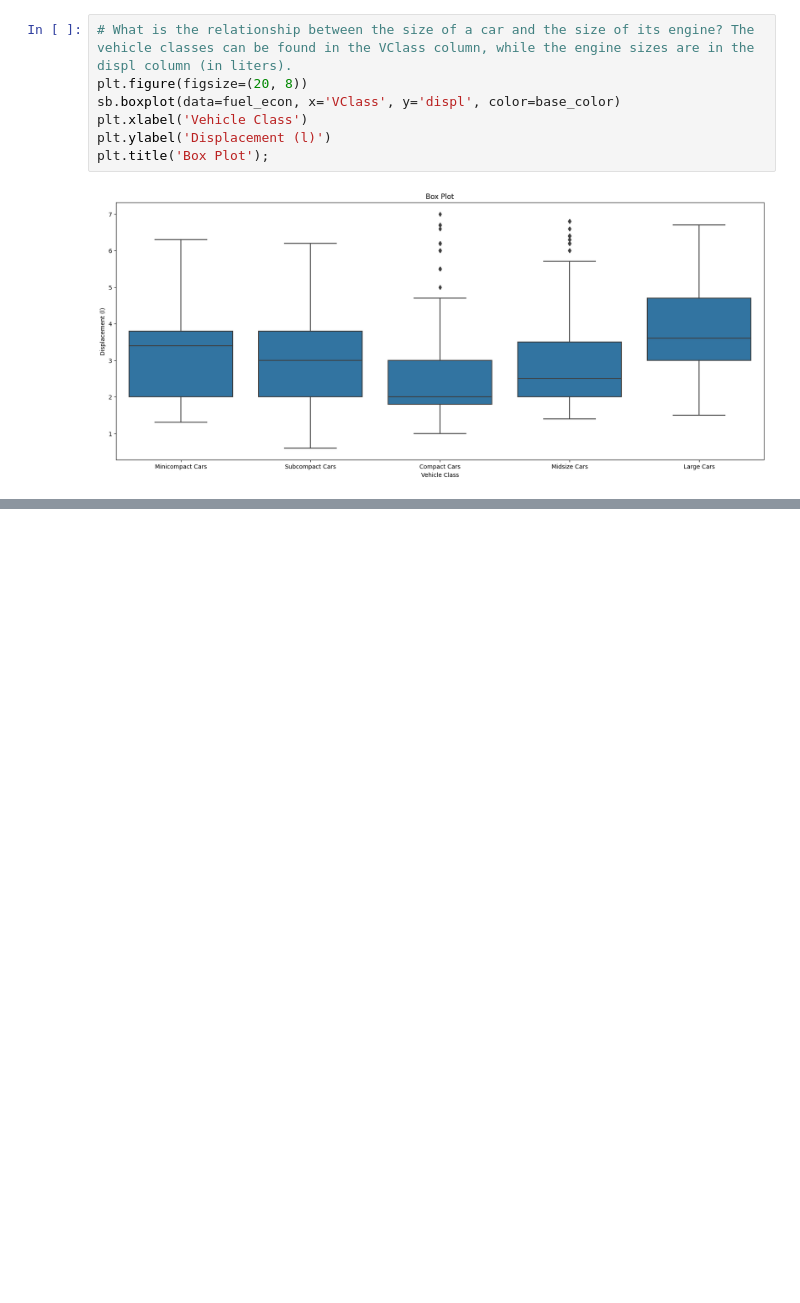
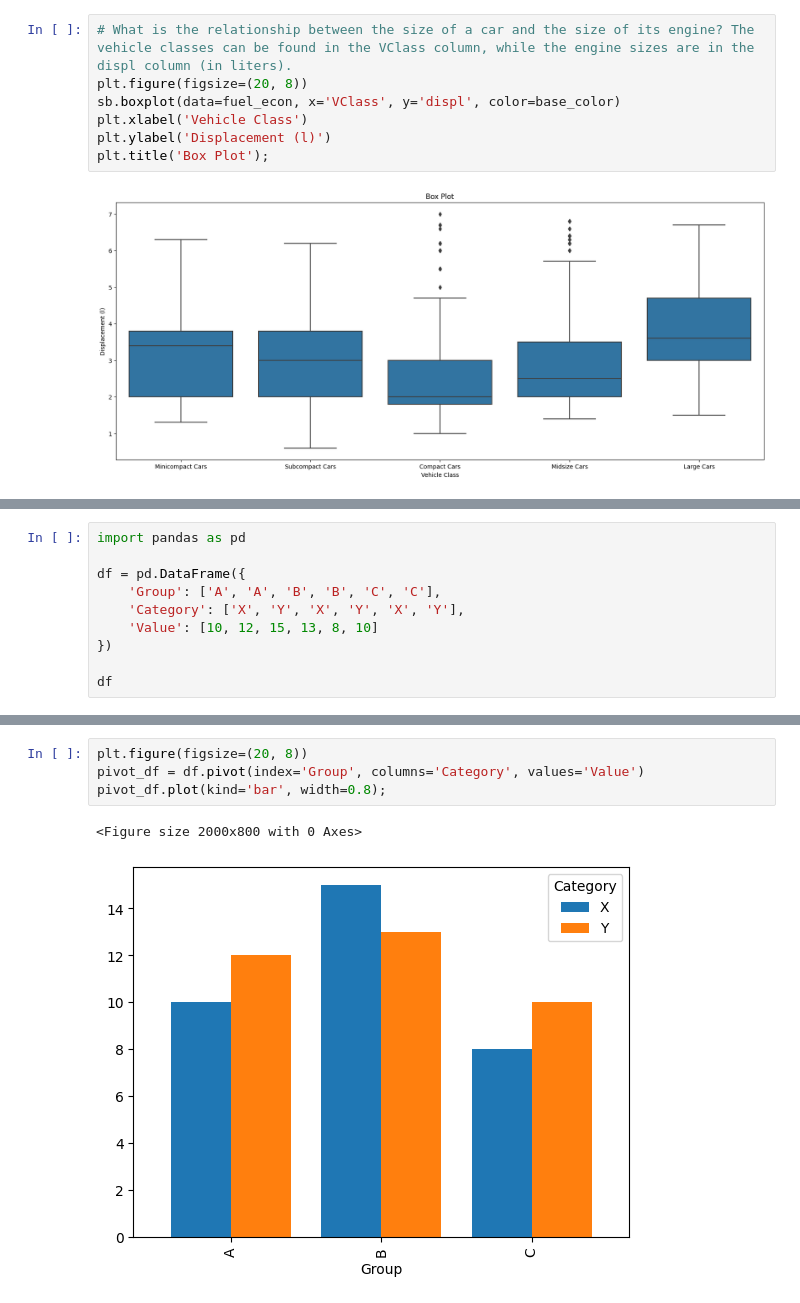
Before and after one commit to kisyular/data-visualization, a Jupyter notebook: Intro-Data-Visualization.ipynb, the cells around one changed output, grey strips where cells are left out. Saved outputs shown, nothing was run; the diff lists cells and outputs as text; blank space fills up the shorter version.

Commit message:
BIVARIATE EXPLORATION OF DATA - CLUSTERED BAR CHART

```diff
--- a/Intro-Data-Visualization.ipynb
+++ b/Intro-Data-Visualization.ipynb
@@ -1198,0 +1202,10 @@ plt.title('Box Plot');
+# %%
+import pandas as pd
+
+df = pd.DataFrame({
+    'Group': ['A', 'A', 'B', 'B', 'C', 'C'],
+    'Category': ['X', 'Y', 'X', 'Y', 'X', 'Y'],
+    'Value': [10, 12, 15, 13, 8, 10]
+})
+
+df
@@ -1198,0 +1224,7 @@ plt.title('Box Plot');
+# %%
+plt.figure(figsize=(20, 8))
+pivot_df = df.pivot(index='Group', columns='Category', values='Value')
+pivot_df.plot(kind='bar', width=0.8);
+# %% [output]
+<Figure size 2000x800 with 0 Axes>
+[figure, added]
```
Also changed, not shown: parts of 9 cells of this notebook.
